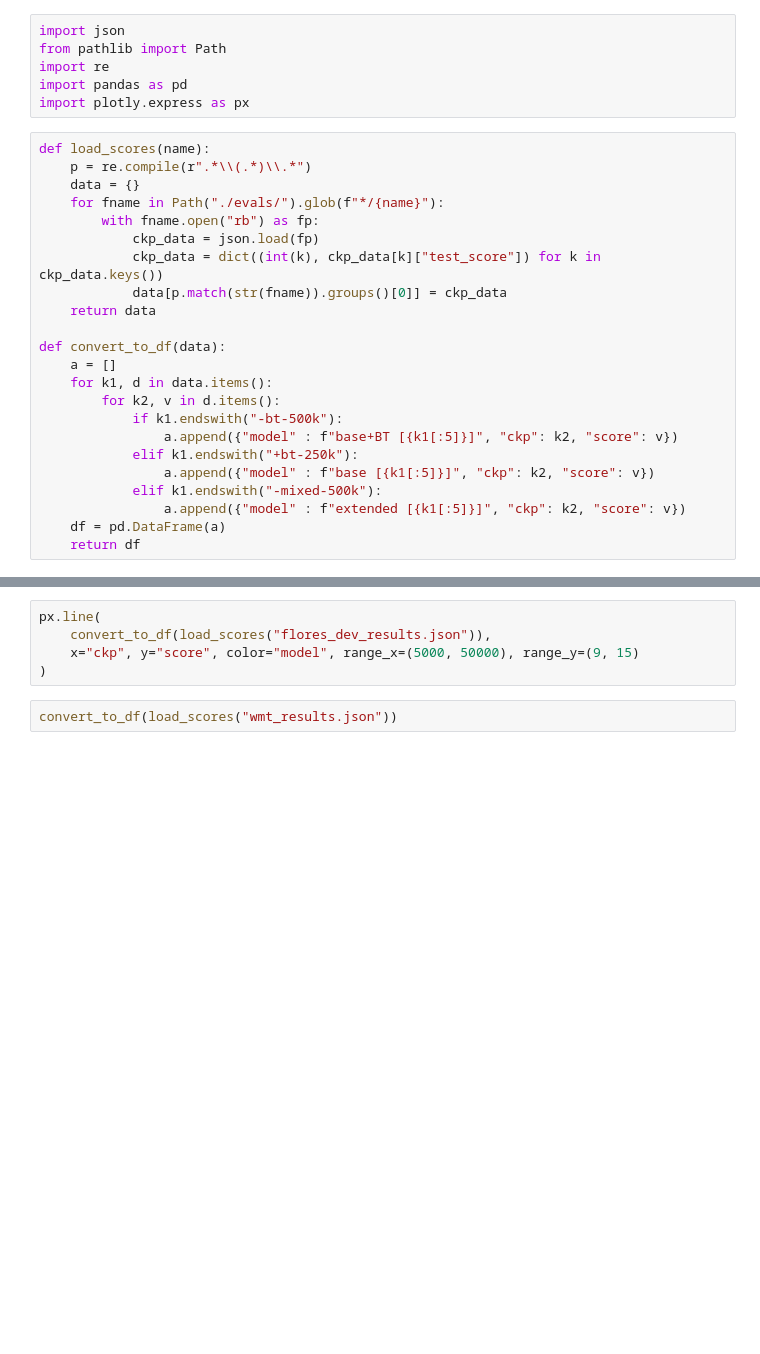
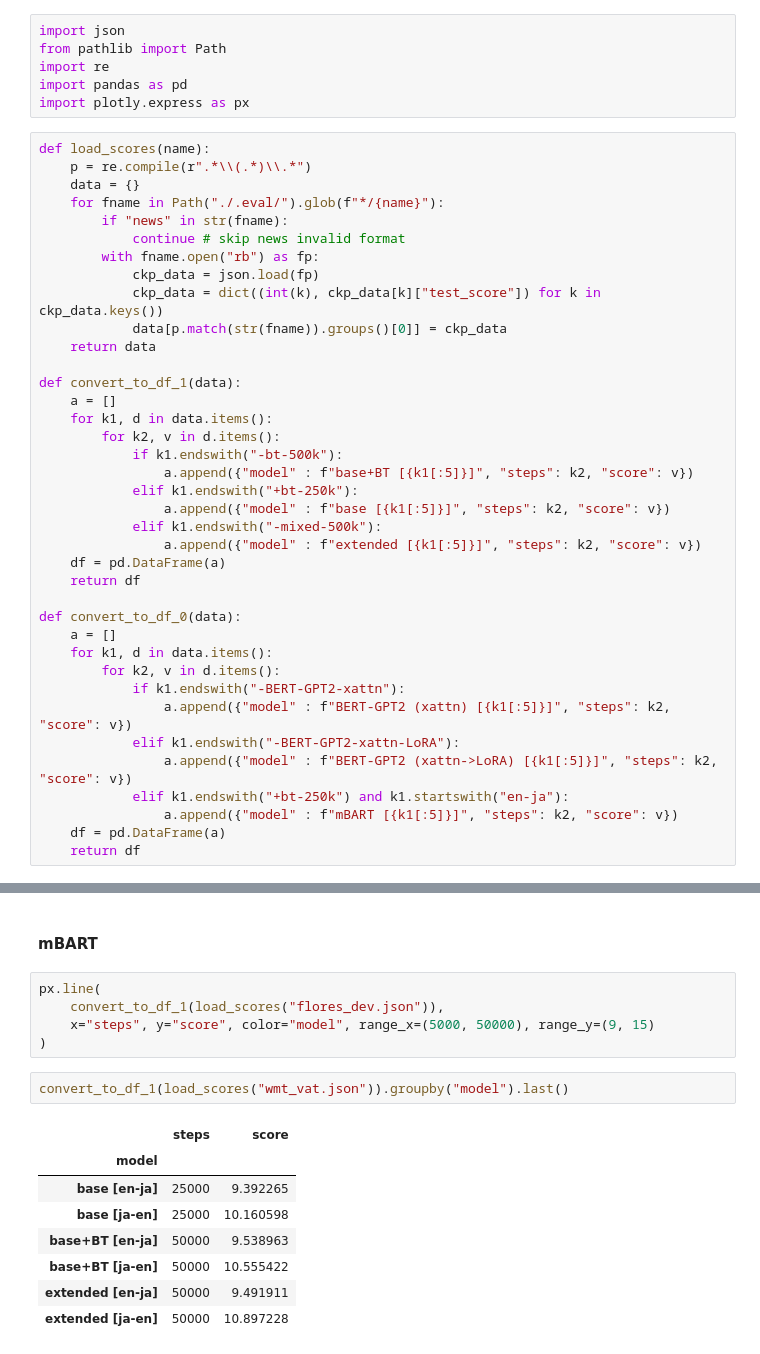
Before and after one commit to davidboening/nlp-project, a Jupyter notebook: Plots.ipynb, the cells around one changed output, grey strips where cells are left out. Saved outputs shown, nothing was run; the diff lists cells and outputs as text; blank space fills up the shorter version.

```diff
--- a/Plots.ipynb
+++ b/Plots.ipynb
@@ -8,22 +8,37 @@ import plotly.express as px
 def load_scores(name):
     p = re.compile(r".*\\(.*)\\.*")
     data = {}
-    for fname in Path("./evals/").glob(f"*/{name}"):
+    for fname in Path("./.eval/").glob(f"*/{name}"):
+        if "news" in str(fname):
+            continue # skip news invalid format
         with fname.open("rb") as fp:
             ckp_data = json.load(fp)
             ckp_data = dict((int(k), ckp_data[k]["test_score"]) for k in ckp_data.keys())
             data[p.match(str(fname)).groups()[0]] = ckp_data
     return data
 
-def convert_to_df(data):
+def convert_to_df_1(data):
     a = []
     for k1, d in data.items():
         for k2, v in d.items():
             if k1.endswith("-bt-500k"):
-                a.append({"model" : f"base+BT [{k1[:5]}]", "ckp": k2, "score": v})
+                a.append({"model" : f"base+BT [{k1[:5]}]", "steps": k2, "score": v})
             elif k1.endswith("+bt-250k"):
-                a.append({"model" : f"base [{k1[:5]}]", "ckp": k2, "score": v})
+                a.append({"model" : f"base [{k1[:5]}]", "steps": k2, "score": v})
             elif k1.endswith("-mixed-500k"):
-                a.append({"model" : f"extended [{k1[:5]}]", "ckp": k2, "score": v})
+                a.append({"model" : f"extended [{k1[:5]}]", "steps": k2, "score": v})
     df = pd.DataFrame(a)
     return df
+
+def convert_to_df_0(data):
+    a = []
+    for k1, d in data.items():
+        for k2, v in d.items():
+            if k1.endswith("-BERT-GPT2-xattn"):
+                a.append({"model" : f"BERT-GPT2 (xattn) [{k1[:5]}]", "steps": k2, "score": v})
+            elif k1.endswith("-BERT-GPT2-xattn-LoRA"):
+                a.append({"model" : f"BERT-GPT2 (xattn->LoRA) [{k1[:5]}]", "steps": k2, "score": v})
+            elif k1.endswith("+bt-250k") and k1.startswith("en-ja"):
+                a.append({"model" : f"mBART [{k1[:5]}]", "steps": k2, "score": v})
+    df = pd.DataFrame(a)
+    return df
@@ -30,7 +60,18 @@ def convert_to_df(data):
+# %% [markdown]
+#### mBART
 # %%
 px.line(
-    convert_to_df(load_scores("flores_dev_results.json")),
-    x="ckp", y="score", color="model", range_x=(5000, 50000), range_y=(9, 15)
+    convert_to_df_1(load_scores("flores_dev.json")),
+    x="steps", y="score", color="model", range_x=(5000, 50000), range_y=(9, 15)
 )
-# %%
-convert_to_df(load_scores("wmt_results.json"))
+# %%
+convert_to_df_1(load_scores("wmt_vat.json")).groupby("model").last()
+# %% [output]
+|  | steps | score |
+| model |  |  |
+| base [en-ja] | 25000 | 9.392265 |
+| base [ja-en] | 25000 | 10.160598 |
+| base+BT [en-ja] | 50000 | 9.538963 |
+| base+BT [ja-en] | 50000 | 10.555422 |
+| extended [en-ja] | 50000 | 9.491911 |
+| extended [ja-en] | 50000 | 10.897228 |
```
Also changed, not shown: parts of 3 cells of this notebook, 17 other files.
